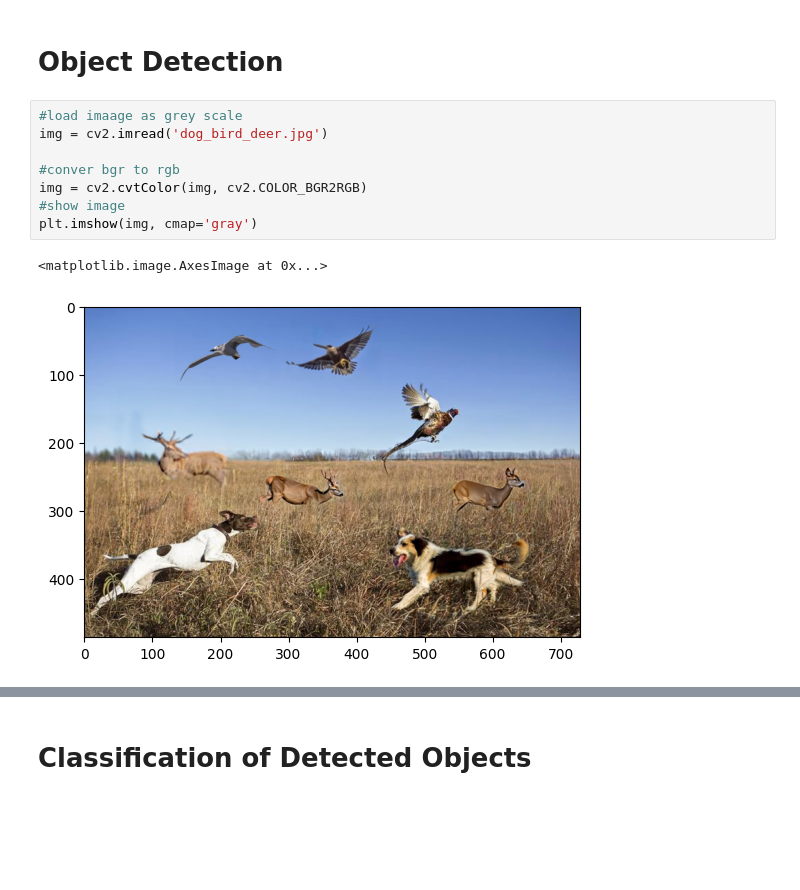
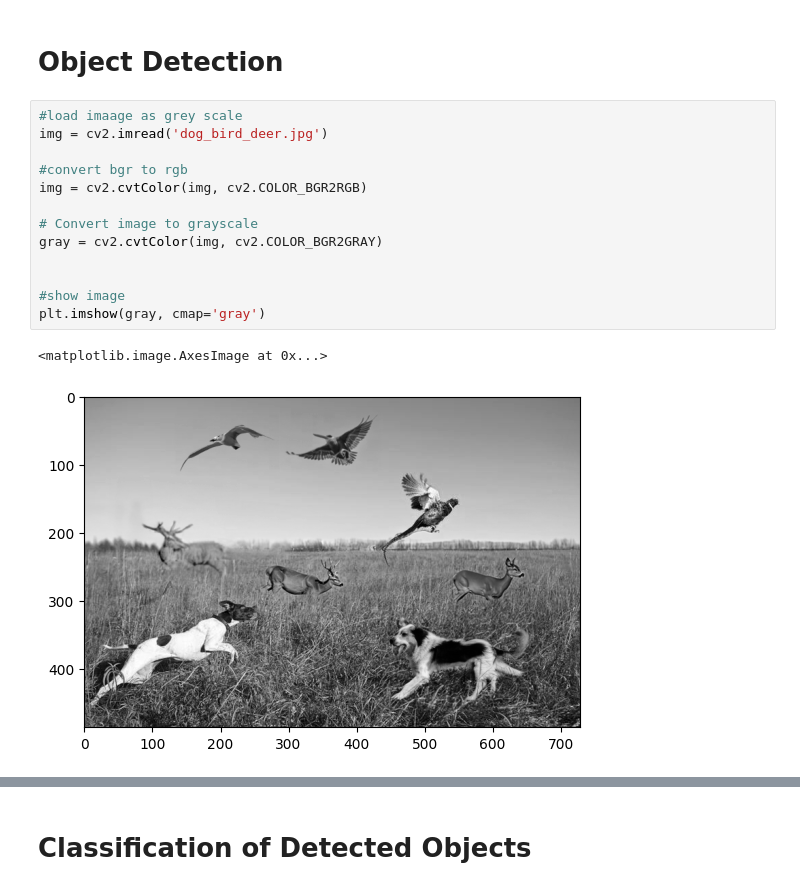
Before and after one commit to AmirMarji/final-CV-AI-project, a Jupyter notebook: final_project_template.ipynb, the cells around one changed output, grey strips where cells are left out. Drawn from its saved outputs; the diff is of its cells as text; blank space fills up the shorter version.

```diff
--- a/final_project_template.ipynb
+++ b/final_project_template.ipynb
@@ -265,13 +265,18 @@ y_train[10000]
 # %%
 #load imaage as grey scale
 img = cv2.imread('dog_bird_deer.jpg')
 
-#conver bgr to rgb
+#convert bgr to rgb
 img = cv2.cvtColor(img, cv2.COLOR_BGR2RGB)
+
+# Convert image to grayscale
+gray = cv2.cvtColor(img, cv2.COLOR_BGR2GRAY)
+
+
 #show image
-plt.imshow(img, cmap='gray')
+plt.imshow(gray, cmap='gray')
 # %% [output]
 <matplotlib.image.AxesImage at 0x...>
-[figure, old version]
+[figure, new version]
 # %%
 #apply gaussian blur
```
Also changed, not shown: parts of 12 cells of this notebook.
